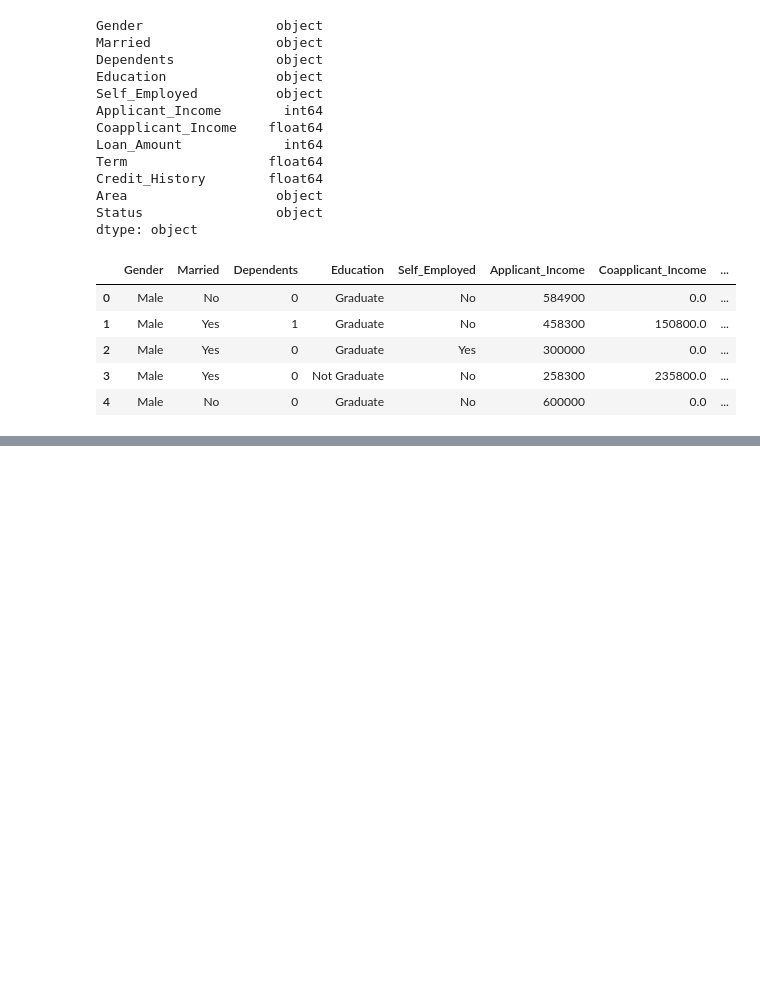
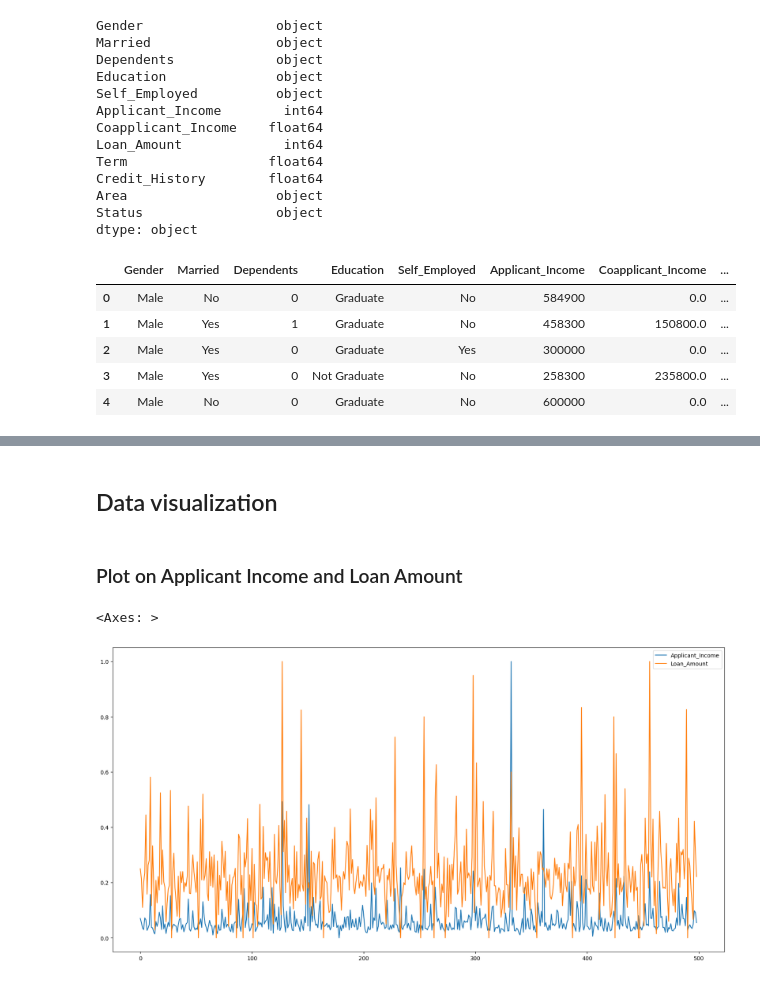
Before and after one commit to matheu-s/loan-approval-prediction-ML-models, a Jupyter notebook: main.ipynb, the cells around one changed output, grey strips where cells are left out. Cells and saved outputs as stored; diff of their text form; code cells hidden in the pictures; blank space fills up the shorter version.

```diff
--- a/main.ipynb
+++ b/main.ipynb
@@ -144,0 +103,9 @@ None
+# %%
+# Reducing dataset, getting only most important attributes
+reduced_dataset = my_dataset_cleaned[['Gender', 'Married', 'Dependents', 'Education', 'Self_Employed', 'Applicant_Income', 'Loan_Amount', 'Credit_History', 'Status']]
+
+# Statistical information
+print(reduced_dataset.describe())
+print(reduced_dataset.info())
+
+reduced_dataset.head(10)
@@ -144,0 +143,7 @@ None
+# %%
+df_normalised = reduced_dataset.loc[:, ['Gender', 'Married', 'Dependents', 'Education', 'Self_Employed', 'Applicant_Income', 'Loan_Amount', 'Credit_History', 'Status']]
+
+df_normalised['Applicant_Income'] = (df_normalised['Applicant_Income']-df_normalised['Applicant_Income'].min())/(df_normalised['Applicant_Income'].max()-df_normalised['Applicant_Income'].min())
+df_normalised['Loan_Amount'] = (df_normalised['Loan_Amount']-df_normalised['Loan_Amount'].min())/(df_normalised['Loan_Amount'].max()-df_normalised['Loan_Amount'].min())
+
+df_normalised.head(10)
@@ -144,0 +162,10 @@ None
+# %% [markdown]
+## Data visualization
+# %% [markdown]
+### Plot on Applicant Income and Loan Amount
+# %%
+data_for_plot = df_normalised[['Applicant_Income', 'Loan_Amount']]
+data_for_plot.plot(figsize=(20,10))
+# %% [output]
+<Axes: >
+[figure, added]
```
Also changed, not shown: parts of 28 cells of this notebook.
